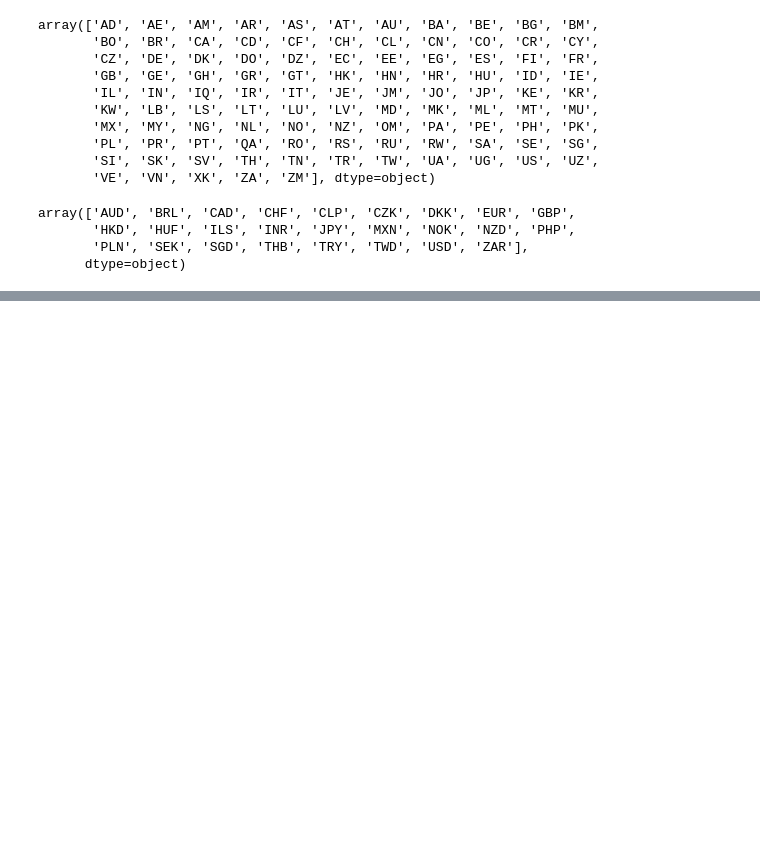
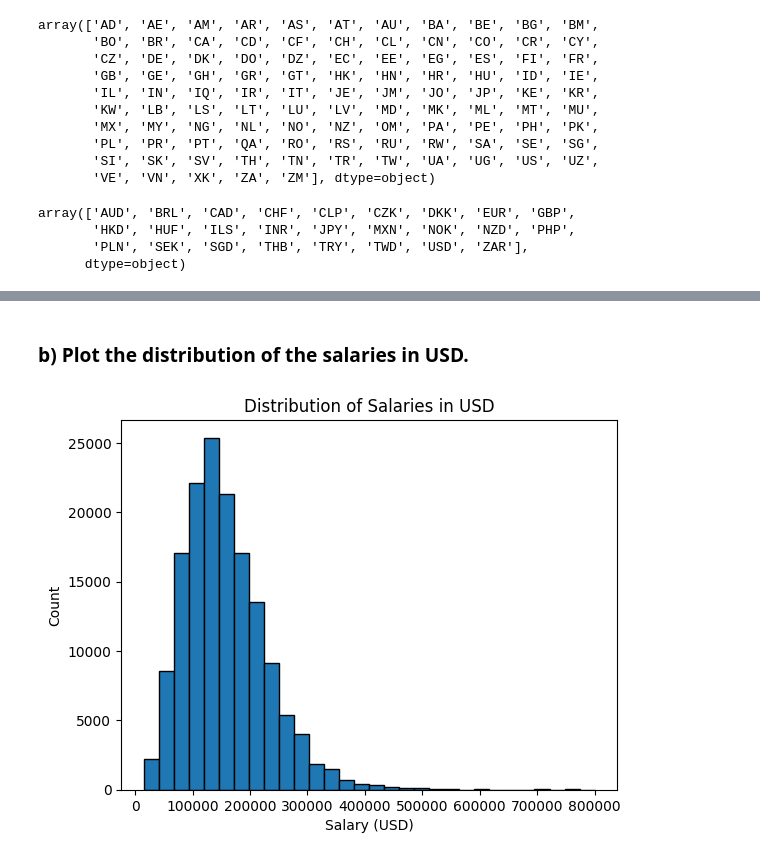
Before and after one commit to Lilit900/machine_learning_lilit_ajoyan_mlops25, a Jupyter notebook: exercises/exercise_0/salaries.ipynb, the cells around one changed output, grey strips where cells are left out. Cells and saved outputs as stored; diff of their text form; code cells hidden in the pictures; blank space fills up the shorter version.

Commit message:
Add DuckDB queries and plot salary distribution in USD

```diff
--- a/exercises/exercise_0/salaries.ipynb
+++ b/exercises/exercise_0/salaries.ipynb
@@ -75,0 +111,14 @@ array(['AUD', 'BRL', 'CAD', 'CHF', 'CLP', 'CZK', 'DKK', 'EUR', 'GBP',
+# %% [markdown]
+###   b) Plot the distribution of the salaries in USD.
+# %%
+import matplotlib.pyplot as plt
+
+usd_salary = salaries['salary_in_usd']
+
+plt.hist(usd_salary, bins=30, edgecolor='black')
+plt.xlabel('Salary (USD)')
+plt.ylabel('Count')
+plt.title('Distribution of Salaries in USD')
+plt.show()
+# %% [output]
+[figure, added]
```
Also changed, not shown: parts of 2 cells of this notebook.
